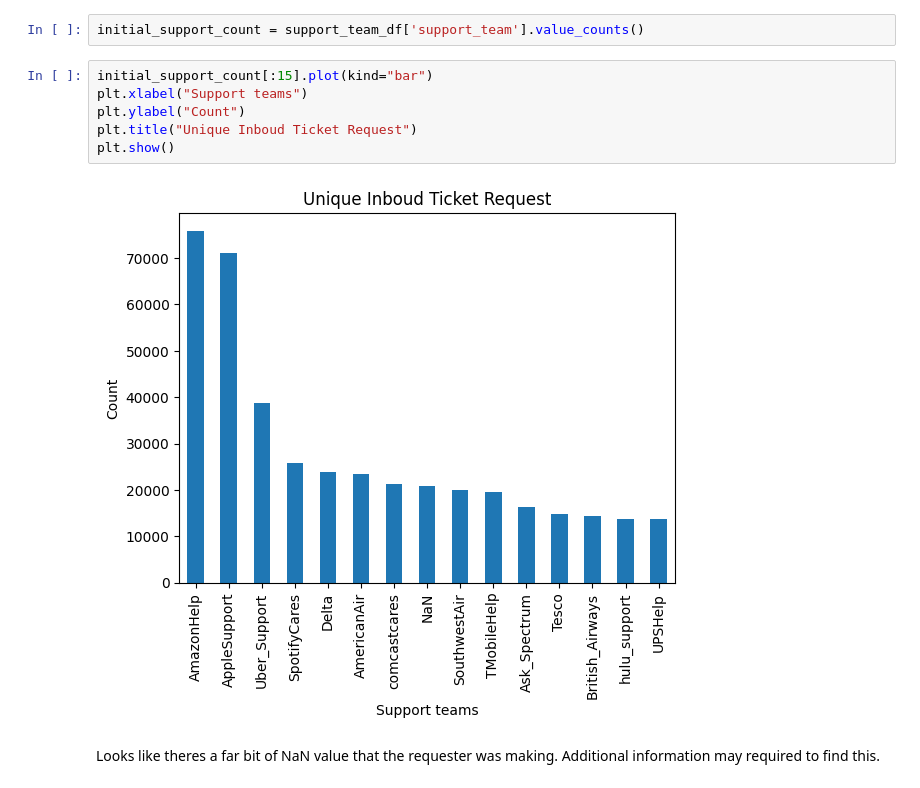
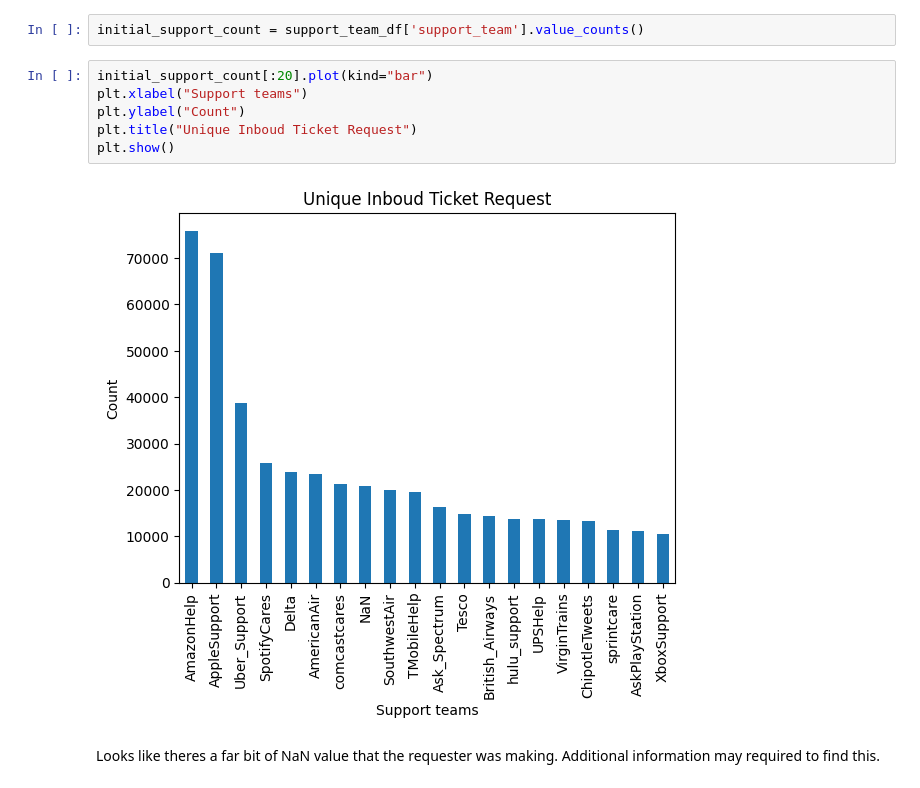
Before and after one commit to erictlong/customer-support-automation, a Jupyter notebook: data analytics/dataReview.ipynb, the cells around one changed output. Cells and saved outputs as stored; diff of their text form.

```diff
--- a/data analytics/dataReview.ipynb
+++ b/data analytics/dataReview.ipynb
@@ -458,13 +458,13 @@ True count might be lower then actual because of this.
 # %%
 initial_support_count = support_team_df['support_team'].value_counts()
 # %%
-initial_support_count[:15].plot(kind="bar")
+initial_support_count[:20].plot(kind="bar")
 plt.xlabel("Support teams")
 plt.ylabel("Count")
 plt.title("Unique Inboud Ticket Request")
 plt.show()
 # %% [output]
-[figure, old version]
+[figure, new version]
 # %% [markdown]
 Looks like theres a far bit of NaN value that the requester was making. Additional information may required to find this.
 # %%
```
Also changed, not shown: parts of 9 cells of this notebook.
